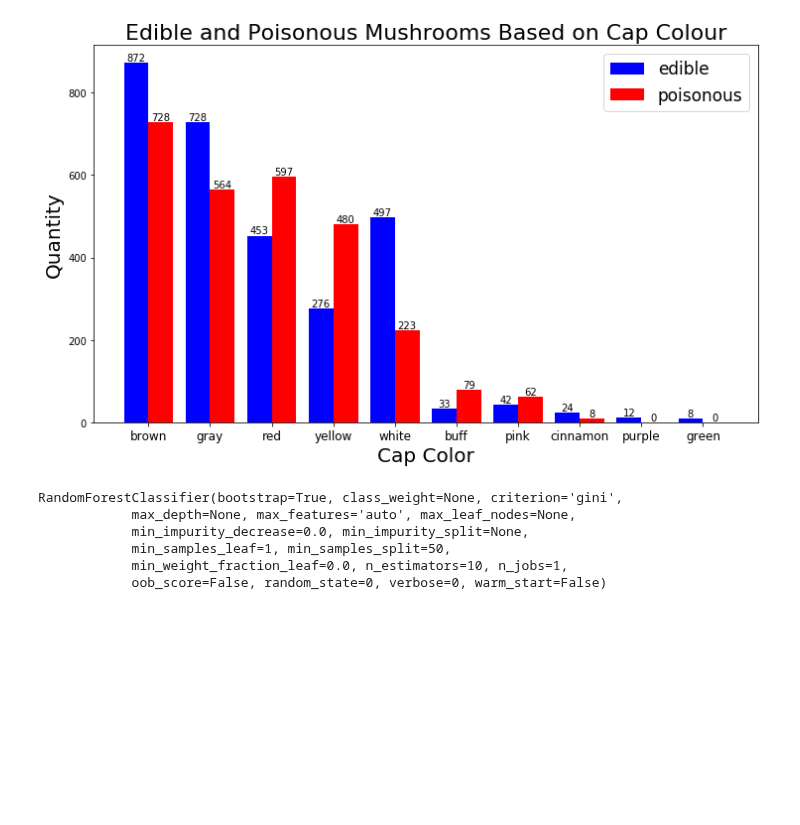
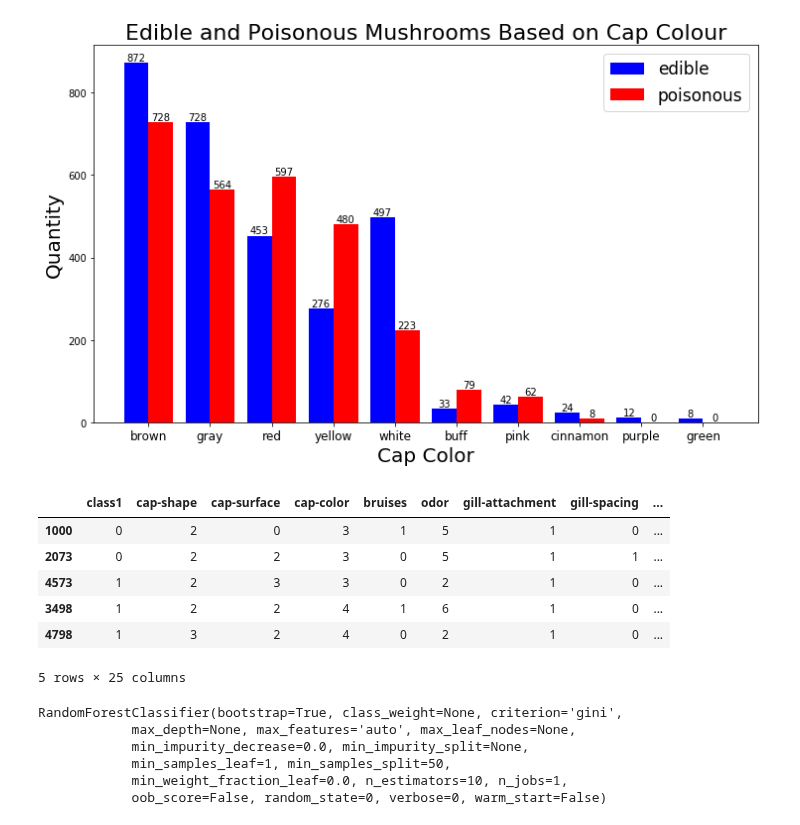
Before and after one commit to Rajat16nov/predictive_modelling, a Jupyter notebook: mushroom_assignment.ipynb, the cells around one changed output. Drawn from its saved outputs; the diff is of its cells as text; code cells hidden in the pictures; blank space fills up the shorter version.

```diff
--- a/mushroom_assignment.ipynb
+++ b/mushroom_assignment.ipynb
@@ -6,8 +6,8 @@ import matplotlib.pyplot as plt
 % matplotlib inline
 # %%
 # Importing the data
-data=pd.read_csv("/Users/rajatgupta/Downloads/drive-download-20171013T125210Z-001/mushroom_train.csv")
-test_data=pd.read_csv("/Users/rajatgupta/Downloads/drive-download-20171013T125210Z-001/mushroom_test.csv")
+data=pd.read_csv("/Users/rajatgupta/Downloads/drive-download-20171014T071204Z-001/mushroom_train.csv")
+test_data=pd.read_csv("/Users/rajatgupta/Downloads/drive-download-20171014T071204Z-001/mushroom_test.csv")
 # %%
 # Processing the data
 data.rename(columns ={"class": "class1"}, inplace =True) #class is reserved keyword
@@ -86,10 +86,26 @@ le = LabelEncoder()
 for var in categorical_variable:
     data[var] = le.fit_transform(data[var])
     #test_data[var] = le.fit_transform(test_data[var])
+# %%
+# Data Cleaning
+from sklearn.preprocessing import Imputer
+imputer = Imputer(missing_values=data["stalk-root"][0],strategy="median") // replace missing value of "stalk-root" with median
+imputer.fit(data[["stalk-root"]])
+data["stalk-root"]=imputer.transform(data[["stalk-root"]]).ravel()
 # %%
 # Model
 from sklearn.cross_validation import train_test_split
 train,test=train_test_split(data,test_size=.2,stratify=data.class1)
+# %%
+train.head()
+# %% [output]
+|  | class1 | cap-shape | cap-surface | cap-color | bruises | odor | gill-attachment | gill-spacing | ... |
+| 1000 | 0 | 2 | 0 | 3 | 1 | 5 | 1 | 0 | ... |
+| 2073 | 0 | 2 | 2 | 3 | 0 | 5 | 1 | 1 | ... |
+| 4573 | 1 | 2 | 3 | 3 | 0 | 2 | 1 | 0 | ... |
+| 3498 | 1 | 2 | 2 | 4 | 1 | 6 | 1 | 0 | ... |
+| 4798 | 1 | 3 | 2 | 4 | 0 | 2 | 1 | 0 | ... |
+5 rows × 25 columns
 # %%
 from sklearn.ensemble import RandomForestClassifier
 model1 =RandomForestClassifier(n_estimators=10, min_samples_split=50,random_state=0)
```
